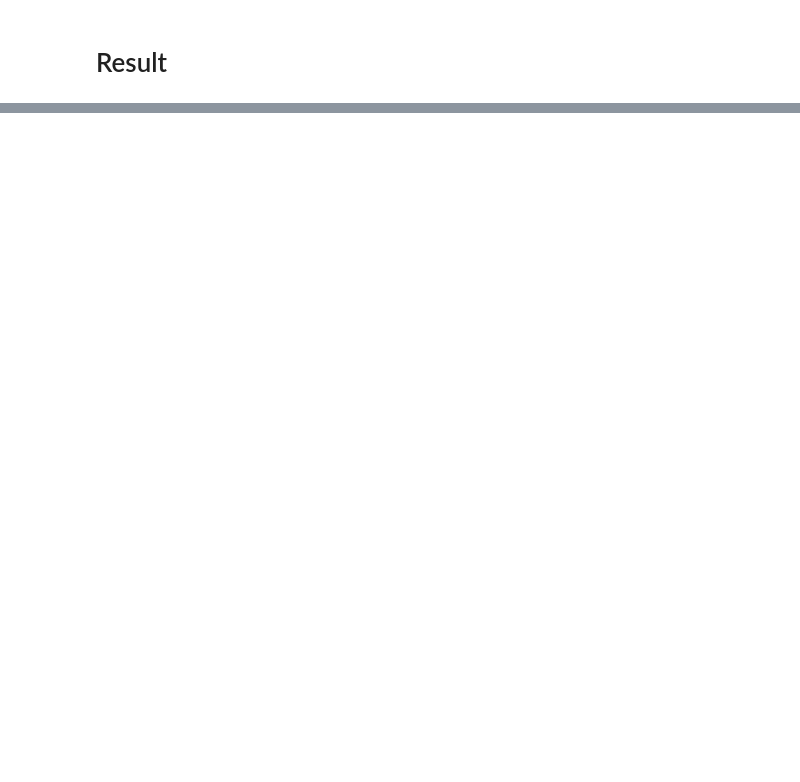
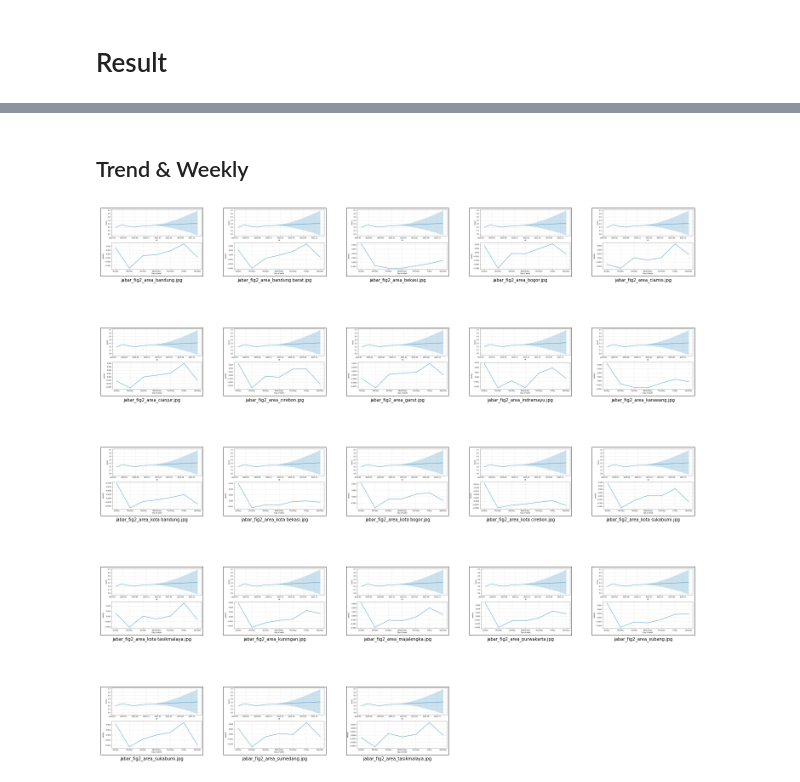
Before and after one commit to ariefahshalihah/jabar-movement-2020, a Jupyter notebook: jabar_movements_2020.ipynb, the cells around one changed output, grey strips where cells are left out. Saved outputs shown, nothing was run; the diff lists cells and outputs as text; code cells hidden in the pictures; blank space fills up the shorter version.

```diff
--- a/jabar_movements_2020.ipynb
+++ b/jabar_movements_2020.ipynb
@@ -236,0 +301,6 @@ fig2 = model.plot_components(forecast)
+# %% [markdown]
+## Trend & Weekly
+# %%
+plot_result(path, ['fig2'])
+# %% [output]
+[figure, added]
```
Also changed, not shown: parts of 13 cells of this notebook.
